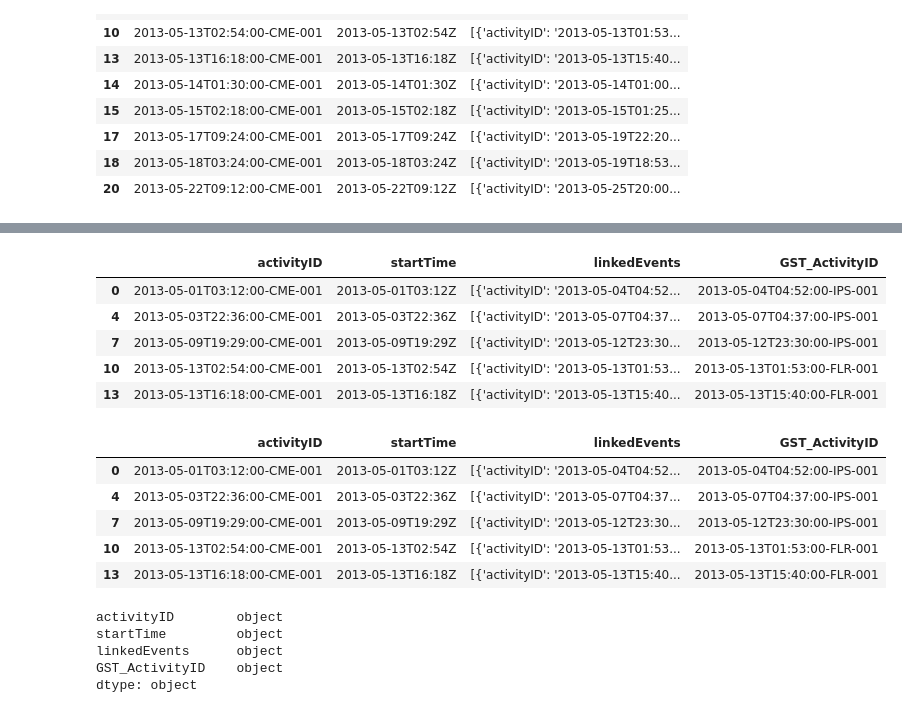
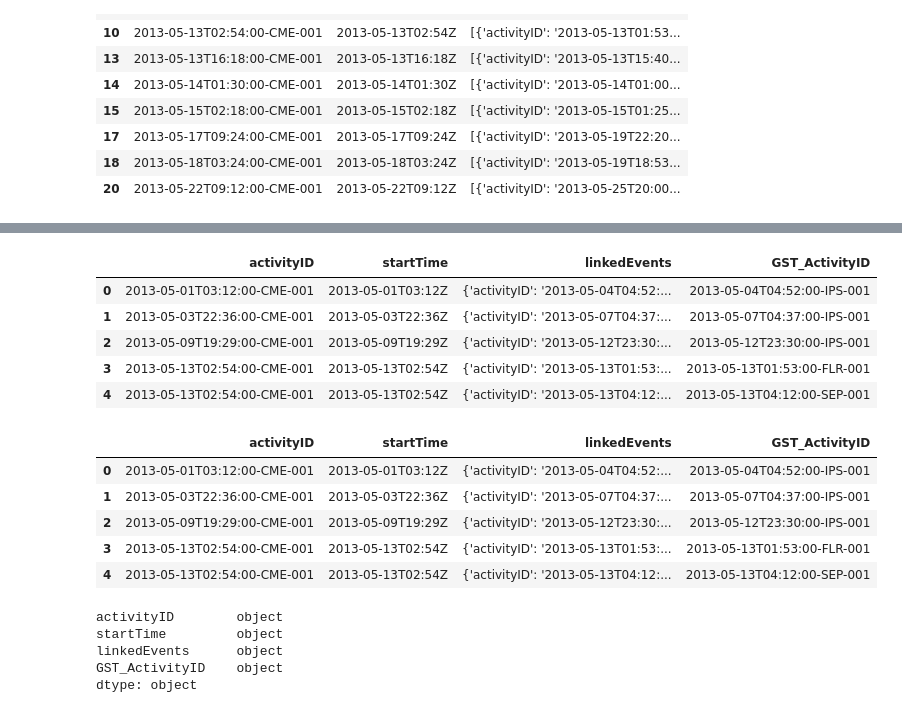
Before and after one commit to Armand57araujo/data-sourcing-challenge, a Jupyter notebook: retrieve_data.ipynb, the cells around one changed output, grey strips where cells are left out. Cells and saved outputs as stored; diff of their text form; code cells hidden in the pictures.

```diff
--- a/retrieve_data.ipynb
+++ b/retrieve_data.ipynb
@@ -141,7 +145,7 @@ for index in cme_df.index:
         expanded_rows.append({
             'activityID': activityID,
             'startTime': startTime,
-            'linkedEventID': event['activityID'],
+            'linkedEvents': event #['activityID'],
             # 'linkedEventType': event['type']
         })
 
@@ -181,7 +193,7 @@ expanded_df.head(15)
 def extract_activityID_from_dict(event_dict):
     try:
         # Attempt to extract the 'activityID' key from the dictionary
-        activity_id = event_dict['activityID']
+        activity_id = event_dict.get('activityID', None)
         return activity_id
     except KeyError as e:
         # Handle the case where the key 'activityID' is missing
@@ -193,7 +205,9 @@ def extract_activityID_from_dict(event_dict):
         return None
 
 # Test the function on one event in the list
-for event in linkedEvents:
-    activity_id = extract_activityID_from_dict(event)
-    print(f"Extracted activityID: {activity_id}")
+# for event in linkedEvents:
+#     activity_id = extract_activityID_from_dict(event)
+#     print(f"Extracted activityID: {activity_id}")
+
+extract_activityID_from_dict(expanded_df.loc[0, 'linkedEvents'])
 # %% [output]
@@ -201,33 +215,34 @@ Extracted activityID: 2024-05-01T22:26:00-FLR-001
 # %%
 # Apply this function to each row in the 'linkedEvents' column (you can use apply() and a lambda function)
 # and create a new column called 'GST_ActivityID' using loc indexer:
 
 
-cme_df['GST_ActivityID'] = cme_df['linkedEvents'].apply(lambda events: extract_activityID_from_dict(events[0]) if events else None)
+#  = extract_activityID_from_dict(expanded_df)
+expanded_df['GST_ActivityID'] = expanded_df['linkedEvents'].apply(lambda events: extract_activityID_from_dict(events))
+# extract_activityID_from_dict(expanded_df)
 
-
-cme_df[['activityID','startTime','linkedEvents', 'GST_ActivityID',]].head()
+expanded_df[['activityID','startTime','linkedEvents', 'GST_ActivityID']].head()
 # %% [output]
 |  | activityID | startTime | linkedEvents | GST_ActivityID |
-| 0 | 2013-05-01T03:12:00-CME-001 | 2013-05-01T03:12Z | [{'activityID': '2013-05-04T04:52... | 2013-05-04T04:52:00-IPS-001 |
-| 4 | 2013-05-03T22:36:00-CME-001 | 2013-05-03T22:36Z | [{'activityID': '2013-05-07T04:37... | 2013-05-07T04:37:00-IPS-001 |
-| 7 | 2013-05-09T19:29:00-CME-001 | 2013-05-09T19:29Z | [{'activityID': '2013-05-12T23:30... | 2013-05-12T23:30:00-IPS-001 |
-| 10 | 2013-05-13T02:54:00-CME-001 | 2013-05-13T02:54Z | [{'activityID': '2013-05-13T01:53... | 2013-05-13T01:53:00-FLR-001 |
-| 13 | 2013-05-13T16:18:00-CME-001 | 2013-05-13T16:18Z | [{'activityID': '2013-05-13T15:40... | 2013-05-13T15:40:00-FLR-001 |
+| 0 | 2013-05-01T03:12:00-CME-001 | 2013-05-01T03:12Z | {'activityID': '2013-05-04T04:52:... | 2013-05-04T04:52:00-IPS-001 |
+| 1 | 2013-05-03T22:36:00-CME-001 | 2013-05-03T22:36Z | {'activityID': '2013-05-07T04:37:... | 2013-05-07T04:37:00-IPS-001 |
+| 2 | 2013-05-09T19:29:00-CME-001 | 2013-05-09T19:29Z | {'activityID': '2013-05-12T23:30:... | 2013-05-12T23:30:00-IPS-001 |
+| 3 | 2013-05-13T02:54:00-CME-001 | 2013-05-13T02:54Z | {'activityID': '2013-05-13T01:53:... | 2013-05-13T01:53:00-FLR-001 |
+| 4 | 2013-05-13T02:54:00-CME-001 | 2013-05-13T02:54Z | {'activityID': '2013-05-13T04:12:... | 2013-05-13T04:12:00-SEP-001 |
 # %%
 # Remove rows with missing GST_ActivityID, since we can't assign them to GSTs:
 
-cme_df_cleaned = cme_df.dropna(subset=['GST_ActivityID'])
+cme_df_cleaned = expanded_df.dropna(subset=['GST_ActivityID'])
 
 # Display the first few rows of the cleaned DataFrame
 cme_df_cleaned[['activityID', 'startTime', 'linkedEvents', 'GST_ActivityID']].head()
 # %% [output]
 |  | activityID | startTime | linkedEvents | GST_ActivityID |
-| 0 | 2013-05-01T03:12:00-CME-001 | 2013-05-01T03:12Z | [{'activityID': '2013-05-04T04:52... | 2013-05-04T04:52:00-IPS-001 |
-| 4 | 2013-05-03T22:36:00-CME-001 | 2013-05-03T22:36Z | [{'activityID': '2013-05-07T04:37... | 2013-05-07T04:37:00-IPS-001 |
-| 7 | 2013-05-09T19:29:00-CME-001 | 2013-05-09T19:29Z | [{'activityID': '2013-05-12T23:30... | 2013-05-12T23:30:00-IPS-001 |
-| 10 | 2013-05-13T02:54:00-CME-001 | 2013-05-13T02:54Z | [{'activityID': '2013-05-13T01:53... | 2013-05-13T01:53:00-FLR-001 |
-| 13 | 2013-05-13T16:18:00-CME-001 | 2013-05-13T16:18Z | [{'activityID': '2013-05-13T15:40... | 2013-05-13T15:40:00-FLR-001 |
+| 0 | 2013-05-01T03:12:00-CME-001 | 2013-05-01T03:12Z | {'activityID': '2013-05-04T04:52:... | 2013-05-04T04:52:00-IPS-001 |
+| 1 | 2013-05-03T22:36:00-CME-001 | 2013-05-03T22:36Z | {'activityID': '2013-05-07T04:37:... | 2013-05-07T04:37:00-IPS-001 |
+| 2 | 2013-05-09T19:29:00-CME-001 | 2013-05-09T19:29Z | {'activityID': '2013-05-12T23:30:... | 2013-05-12T23:30:00-IPS-001 |
+| 3 | 2013-05-13T02:54:00-CME-001 | 2013-05-13T02:54Z | {'activityID': '2013-05-13T01:53:... | 2013-05-13T01:53:00-FLR-001 |
+| 4 | 2013-05-13T02:54:00-CME-001 | 2013-05-13T02:54Z | {'activityID': '2013-05-13T04:12:... | 2013-05-13T04:12:00-SEP-001 |
 # %%
 # print out the datatype of each column in this DataFrame:
 
```
Also changed, not shown: parts of 15 cells of this notebook, 1 other file.
